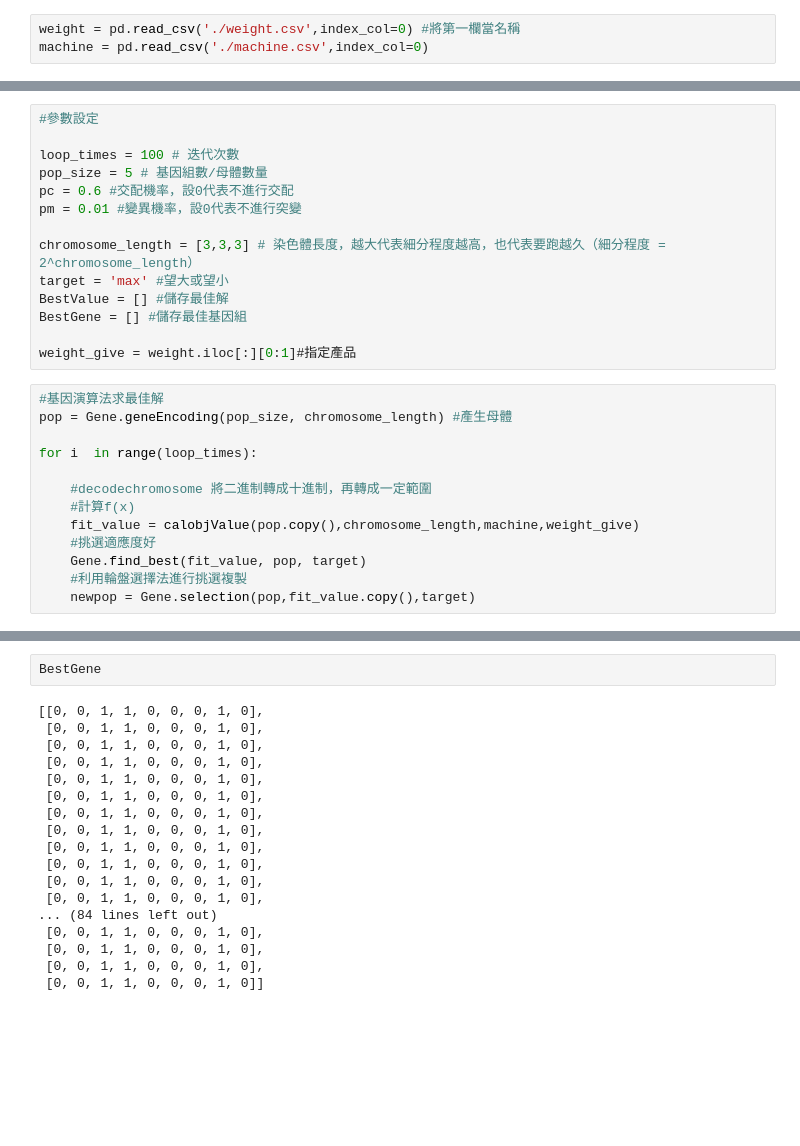
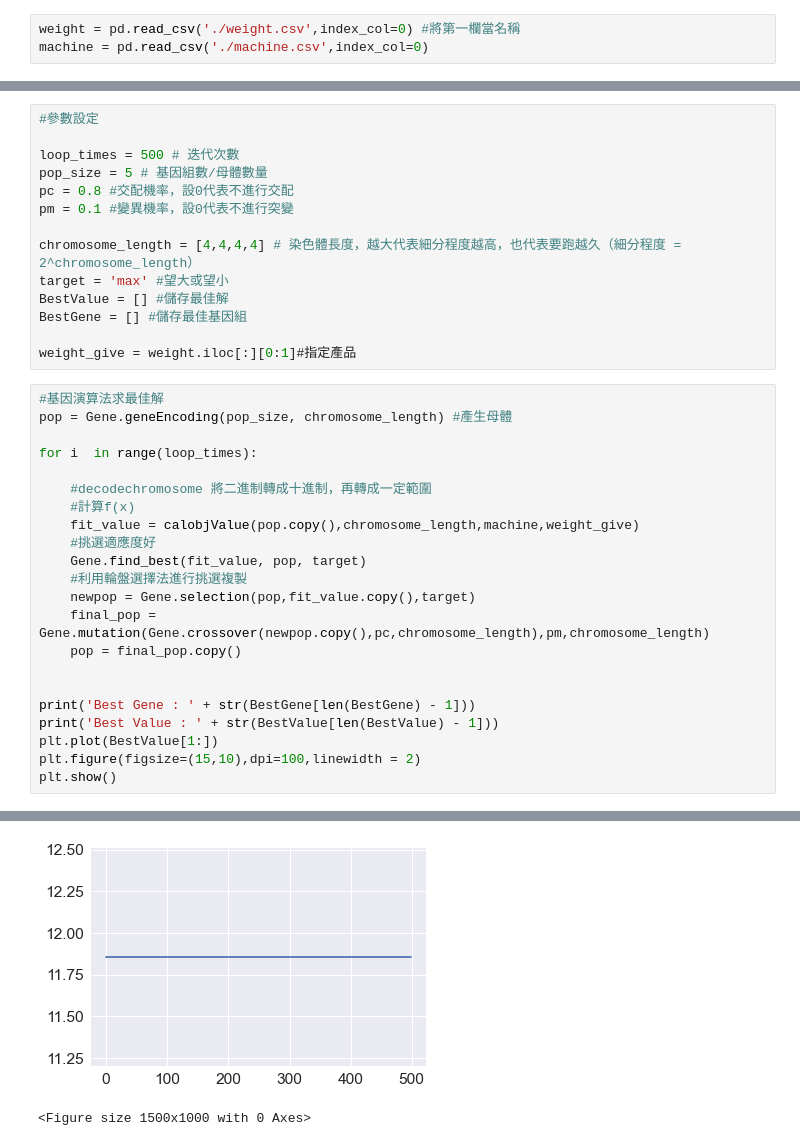
Before and after one commit to JoyLiii/temp, a Jupyter notebook: Gene_joy.ipynb, the cells around one changed output, grey strips where cells are left out. Saved outputs shown, nothing was run; the diff lists cells and outputs as text; blank space fills up the shorter version.

```diff
--- a/Gene_joy.ipynb
+++ b/Gene_joy.ipynb
@@ -232,12 +329,12 @@ calobjValue(pop.copy(),chromosome_length,machine.copy(),weight_give.copy())
 # %%
 #參數設定
 
-loop_times = 100 # 迭代次數
+loop_times = 500 # 迭代次數
 pop_size = 5 # 基因組數/母體數量
-pc = 0.6 #交配機率，設0代表不進行交配
-pm = 0.01 #變異機率，設0代表不進行突變
+pc = 0.8 #交配機率，設0代表不進行交配
+pm = 0.1 #變異機率，設0代表不進行突變
 
-chromosome_length = [3,3,3] # 染色體長度，越大代表細分程度越高，也代表要跑越久（細分程度 = 2^chromosome_length）
+chromosome_length = [4,4,4,4] # 染色體長度，越大代表細分程度越高，也代表要跑越久（細分程度 = 2^chromosome_length）
 target = 'max' #望大或望小
 BestValue = [] #儲存最佳解
 BestGene = [] #儲存最佳基因組
@@ -256,3 +353,13 @@ for i  in range(loop_times):
     Gene.find_best(fit_value, pop, target)
     #利用輪盤選擇法進行挑選複製
     newpop = Gene.selection(pop,fit_value.copy(),target)
+    final_pop = Gene.mutation(Gene.crossover(newpop.copy(),pc,chromosome_length),pm,chromosome_length)
+    pop = final_pop.copy()
+
+
+print('Best Gene : ' + str(BestGene[len(BestGene) - 1]))
+print('Best Value : ' + str(BestValue[len(BestValue) - 1]))
+plt.plot(BestValue[1:])
+plt.figure(figsize=(15,10),dpi=100,linewidth = 2)
+plt.show()
+# %% [output]
@@ -259,20 +383,2 @@ for i  in range(loop_times):
+[figure, added]
+<Figure size 1500x1000 with 0 Axes>
-# %%
-BestGene
-# %% [output]
-[[0, 0, 1, 1, 0, 0, 0, 1, 0],
- [0, 0, 1, 1, 0, 0, 0, 1, 0],
- [0, 0, 1, 1, 0, 0, 0, 1, 0],
- [0, 0, 1, 1, 0, 0, 0, 1, 0],
- [0, 0, 1, 1, 0, 0, 0, 1, 0],
- [0, 0, 1, 1, 0, 0, 0, 1, 0],
- [0, 0, 1, 1, 0, 0, 0, 1, 0],
- [0, 0, 1, 1, 0, 0, 0, 1, 0],
- [0, 0, 1, 1, 0, 0, 0, 1, 0],
- [0, 0, 1, 1, 0, 0, 0, 1, 0],
- [0, 0, 1, 1, 0, 0, 0, 1, 0],
- [0, 0, 1, 1, 0, 0, 0, 1, 0],
-... (84 lines left out)
- [0, 0, 1, 1, 0, 0, 0, 1, 0],
- [0, 0, 1, 1, 0, 0, 0, 1, 0],
- [0, 0, 1, 1, 0, 0, 0, 1, 0],
- [0, 0, 1, 1, 0, 0, 0, 1, 0]]
```
Also changed, not shown: parts of 21 cells of this notebook, 2 other files.
